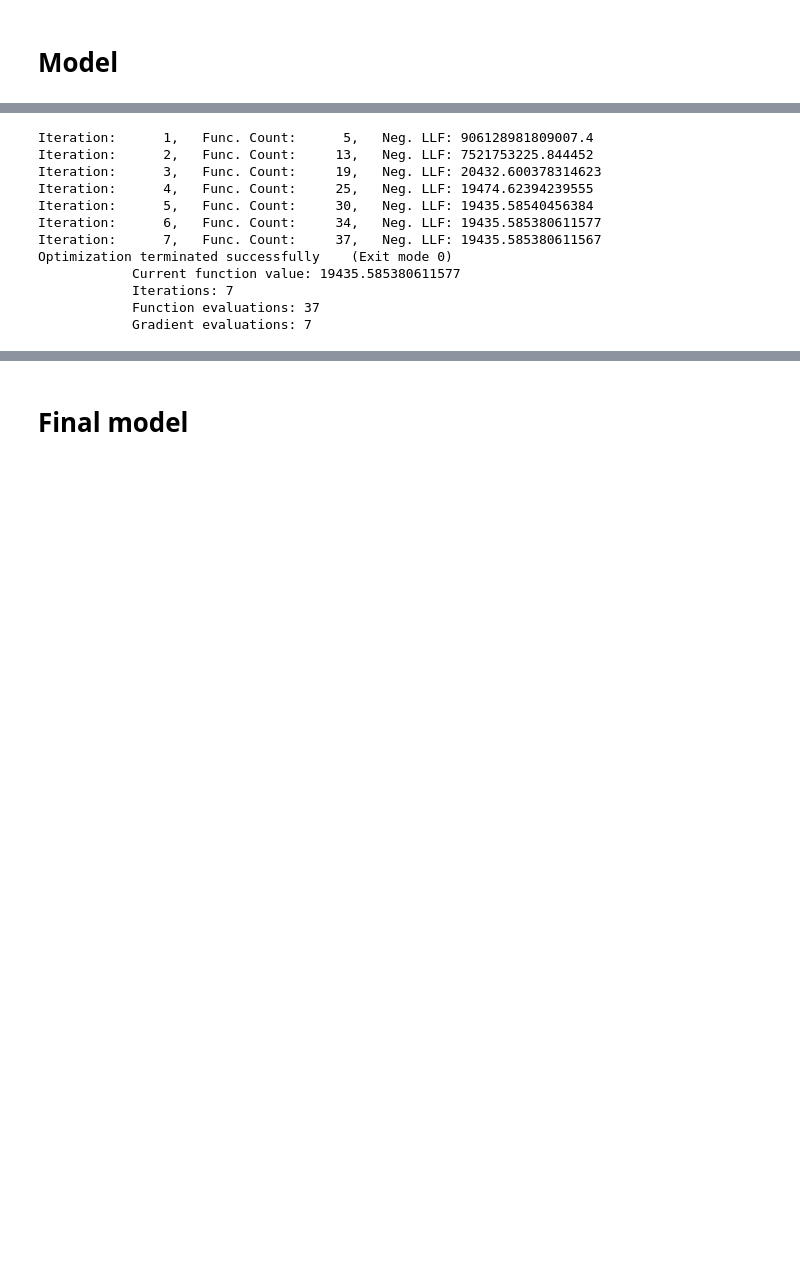
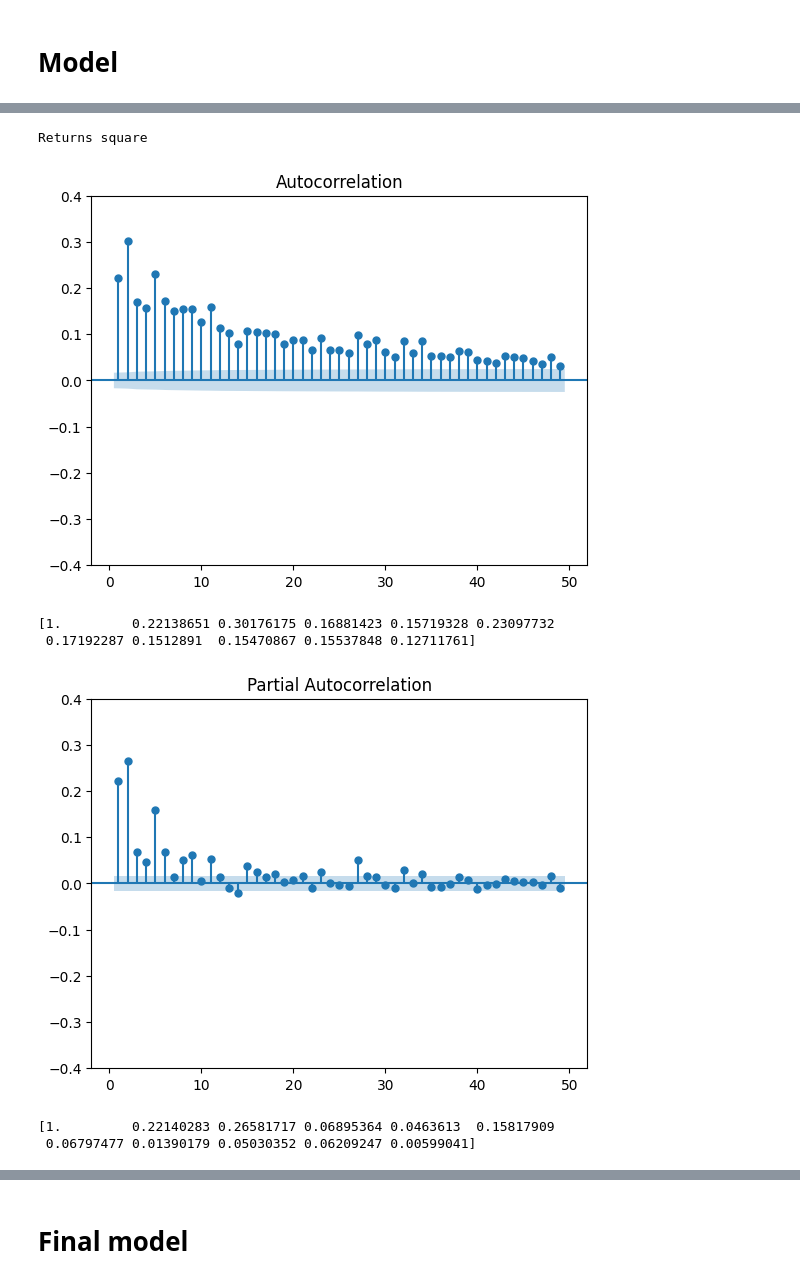
Before and after one commit to TheNoobGoda/time_series_project, a Jupyter notebook: yahoo_stock.ipynb, the cells around one changed output, grey strips where cells are left out. Cells and saved outputs as stored; diff of their text form; code cells hidden in the pictures; blank space fills up the shorter version.

```diff
--- a/yahoo_stock.ipynb
+++ b/yahoo_stock.ipynb
@@ -400,16 +398,21 @@ Returns squared
-# %%
-model = arch_model(returns,vol="ARCH",p=1)
-result = model.fit()
-# %% [output]
-Iteration:      1,   Func. Count:      5,   Neg. LLF: 906128981809007.4
-Iteration:      2,   Func. Count:     13,   Neg. LLF: 7521753225.844452
-Iteration:      3,   Func. Count:     19,   Neg. LLF: 20432.600378314623
-Iteration:      4,   Func. Count:     25,   Neg. LLF: 19474.62394239555
-Iteration:      5,   Func. Count:     30,   Neg. LLF: 19435.58540456384
-Iteration:      6,   Func. Count:     34,   Neg. LLF: 19435.585380611577
-Iteration:      7,   Func. Count:     37,   Neg. LLF: 19435.585380611567
-Optimization terminated successfully    (Exit mode 0)
-            Current function value: 19435.585380611577
-            Iterations: 7
-            Function evaluations: 37
-            Gradient evaluations: 7
+# %%
+print("Returns square")
+acf= sm.tsa.acf(returns_sqr,nlags=10)
+fig = tsaplots.plot_acf(returns_sqr, lags=range(1,50))
+plt.ylim(-0.4,0.4)
+plt.show()
+print(acf)
+
+pacf= sm.tsa.pacf(returns_sqr,nlags=10)
+fig = tsaplots.plot_pacf(returns_sqr, lags=range(1,50))
+plt.ylim(-0.4,0.4)
+plt.show()
+print(pacf)
+# %% [output]
+Returns square
+[figure, added]
+[1.         0.22138651 0.30176175 0.16881423 0.15719328 0.23097732
+ 0.17192287 0.1512891  0.15470867 0.15537848 0.12711761]
+[figure, added]
+[1.         0.22140283 0.26581717 0.06895364 0.0463613  0.15817909
+ 0.06797477 0.01390179 0.05030352 0.06209247 0.00599041]
```
Also changed, not shown: parts of 12 cells of this notebook, 1 other file.
